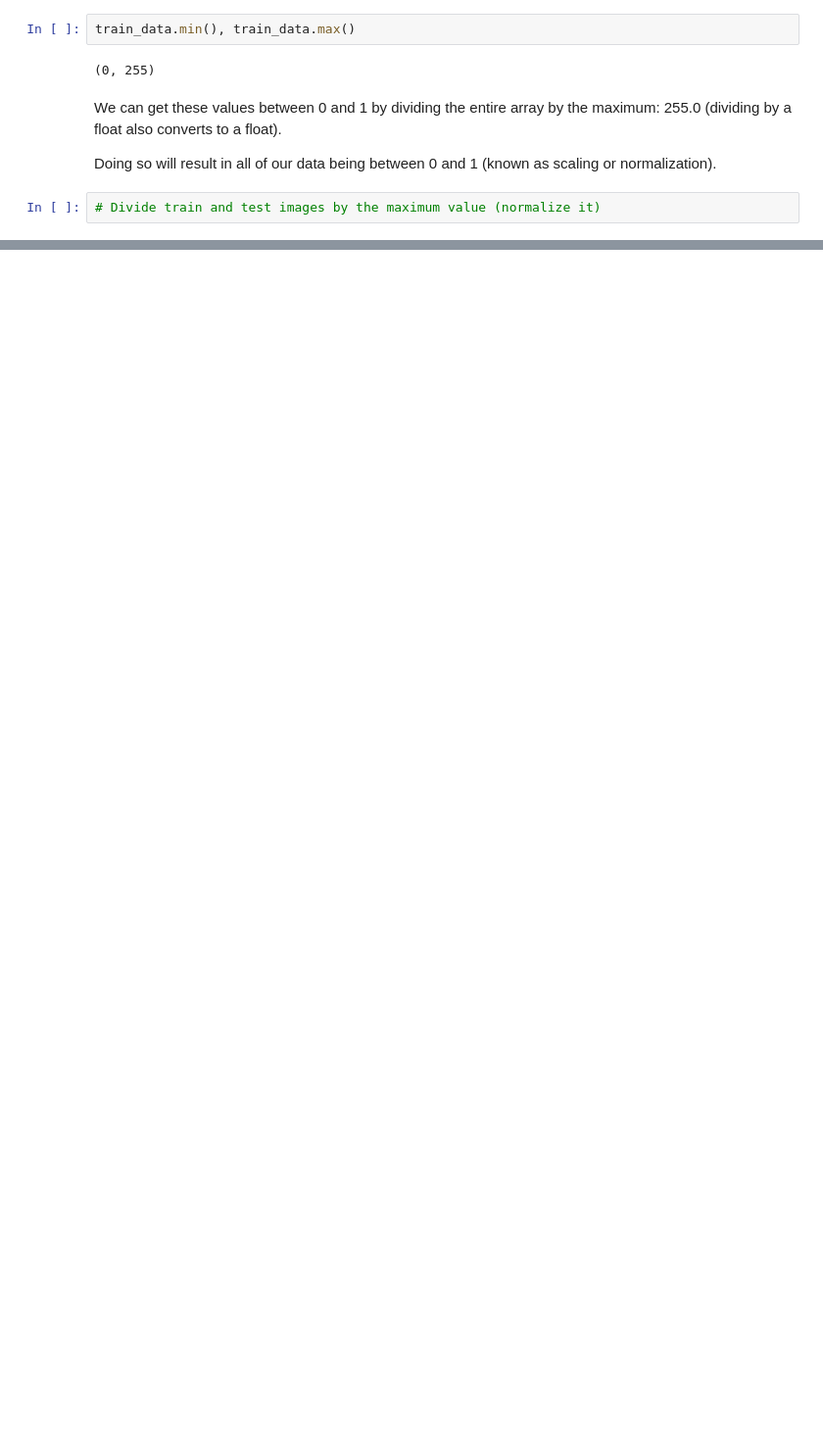
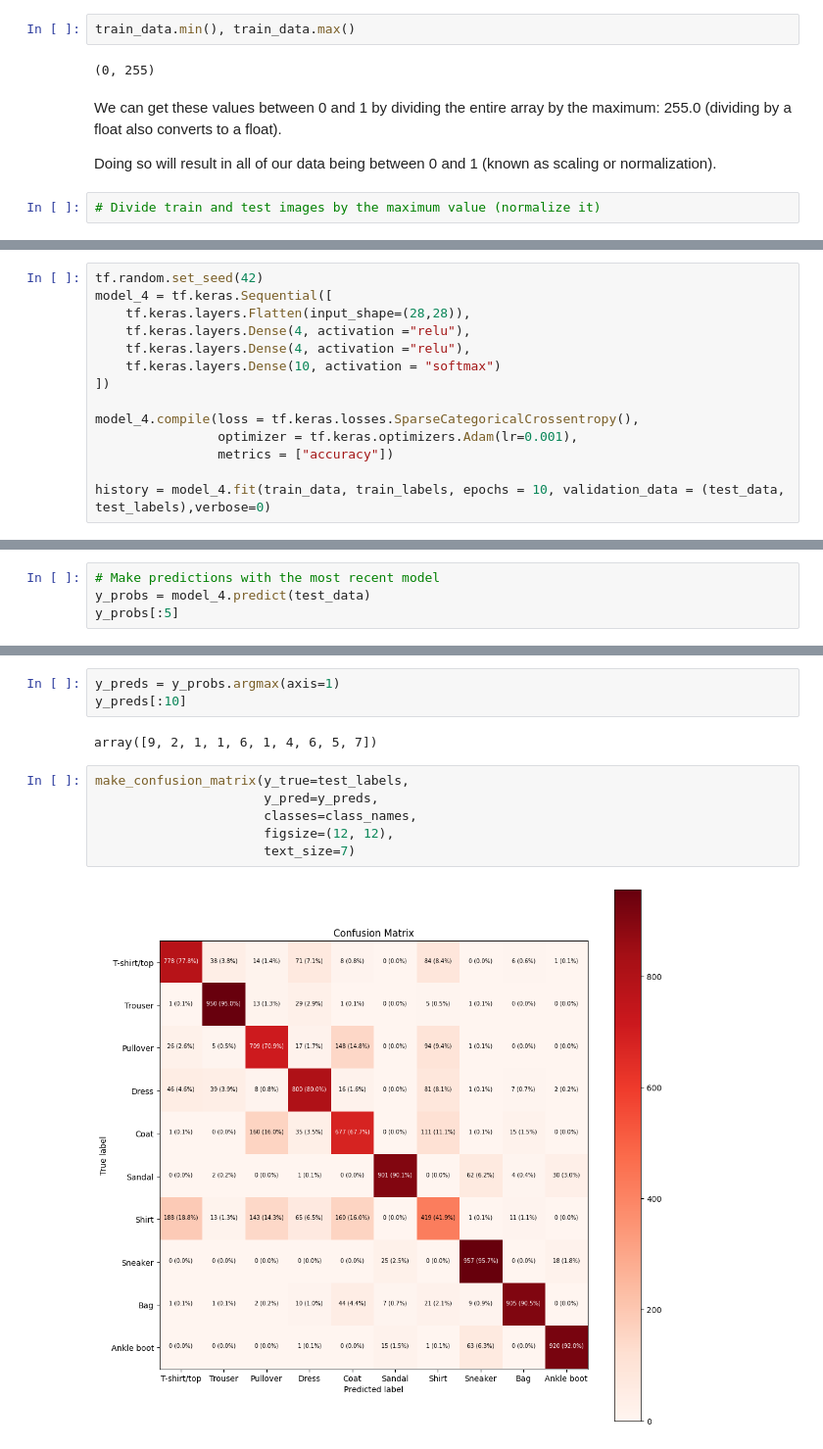
Before and after one commit to onurrtosunn/Deep-Leerning-w-Tensorflow, a Jupyter notebook: Tensorflow-Fundamentals/multi_class_classification.ipynb, the cells around one changed output, grey strips where cells are left out. Shown at 98% size. Saved outputs shown, nothing was run; the diff lists cells and outputs as text; blank space fills up the shorter version.

```diff
--- a/Tensorflow-Fundamentals/multi_class_classification.ipynb
+++ b/Tensorflow-Fundamentals/multi_class_classification.ipynb
@@ -196,0 +229,14 @@ pd.DataFrame(norm_history.history).plot(title="Normalized data");
+# %%
+tf.random.set_seed(42)
+model_4 = tf.keras.Sequential([
+    tf.keras.layers.Flatten(input_shape=(28,28)),
+    tf.keras.layers.Dense(4, activation ="relu"),
+    tf.keras.layers.Dense(4, activation ="relu"),
+    tf.keras.layers.Dense(10, activation = "softmax")
+])
+
+model_4.compile(loss = tf.keras.losses.SparseCategoricalCrossentropy(),
+                optimizer = tf.keras.optimizers.Adam(lr=0.001),
+                metrics = ["accuracy"])
+
+history = model_4.fit(train_data, train_labels, epochs = 10, validation_data = (test_data, test_labels),verbose=0)
@@ -196,0 +281,4 @@ pd.DataFrame(norm_history.history).plot(title="Normalized data");
+# %%
+# Make predictions with the most recent model
+y_probs = model_4.predict(test_data)
+y_probs[:5]
@@ -196,0 +312,13 @@ pd.DataFrame(norm_history.history).plot(title="Normalized data");
+# %%
+y_preds = y_probs.argmax(axis=1)
+y_preds[:10]
+# %% [output]
+array([9, 2, 1, 1, 6, 1, 4, 6, 5, 7])
+# %%
+make_confusion_matrix(y_true=test_labels,
+                      y_pred=y_preds,
+                      classes=class_names,
+                      figsize=(12, 12),
+                      text_size=7)
+# %% [output]
+[figure, added]
```
Also changed, not shown: parts of 14 cells of this notebook.
